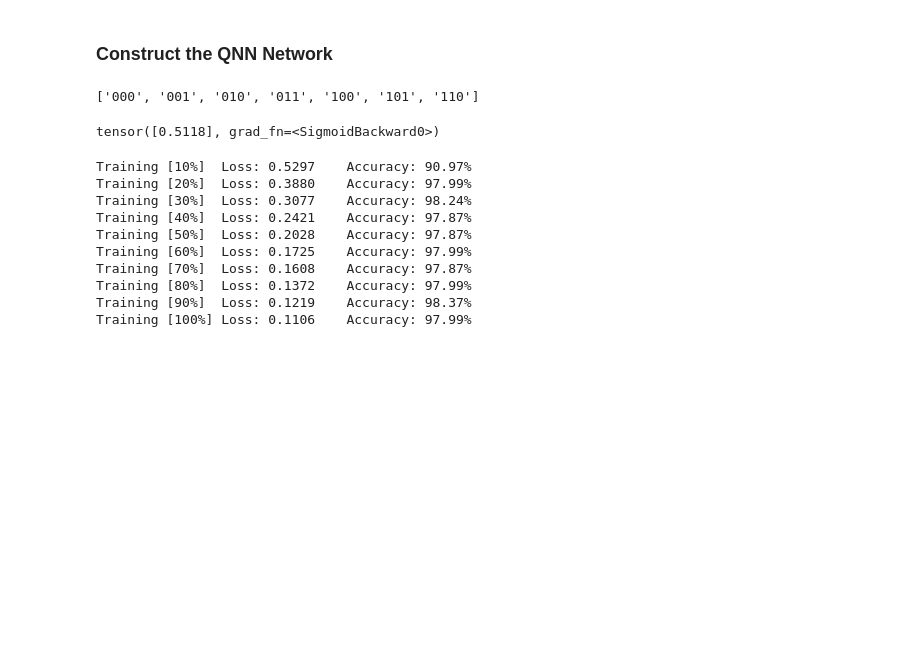
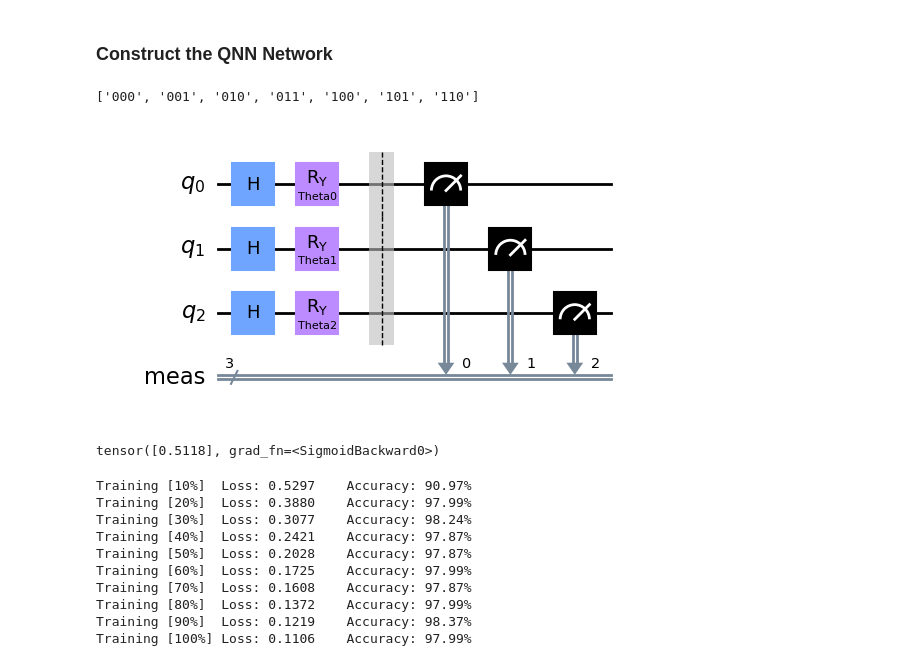
Before and after one commit to Louisanity/cuPhastLearn, a Jupyter notebook: demo_notebook/XXZ_QNN.ipynb, the cells around one changed output. Saved outputs shown, nothing was run; the diff lists cells and outputs as text; code cells hidden in the pictures; blank space fills up the shorter version.

```diff
--- a/demo_notebook/XXZ_QNN.ipynb
+++ b/demo_notebook/XXZ_QNN.ipynb
@@ -253,15 +137,0 @@ for i in range(len(df_rotated)):
-# %%
-'''
-## construct new states based on the params provided (not a good solution really)
-
-for i in range(len(df_rotated)):
-    params = np.array(df_rotated.iloc[i, 2**n_qubits:(2**n_qubits + TN.n_params)])
-    circ = TN.construct_circuit(params)
-    state_built = utils.get_state(circ)
-    h = df_rotated.iloc[i, n_max]
-    E_built = (state_built.conj() @ (H_0 + h * H_1) @ state_built).real
-    E = df_rotated.iloc[i, n_max + 1]
-    if not (np.isclose(E, E_built)):
-        print('Error')
-    df_rotated.iloc[i, :2**n_qubits] = state_built
-'''
@@ -425,6 +244,31 @@ class QuCircuit():
             return qml.counts()
         counts = NNcircuit(params=params)
         return self.N_qubit_expectation_Z(counts,self.shots)
+# %%
+import pennylane as qml
+from qiskit.circuit import Parameter
+dev = qml.device("default.qubit",wires=3, shots=3000)
+
+@qml.qnode(dev)
+def NNcircuit(params):
+    for idx in range(3):
+        qml.Hadamard(wires=idx)
+        qml.RY(params[idx], wires=idx)
+    return qml.counts()
+drawer = qml.draw(NNcircuit)
+
+from qiskit import QuantumCircuit
+
+qc = QuantumCircuit(3)
+qc.h(range(3))
+theta = {k : Parameter('Theta'+str(k))for k in range(3)}
+for k, v in theta.items():
+    qc.ry(v, k)
+qc.measure_all()
+
+qc.draw('mpl')
+# %% [output]
+[figure, added]
 # %%
 class TorchCircuit(Function):
 
```
Also changed, not shown: parts of 24 cells of this notebook.
